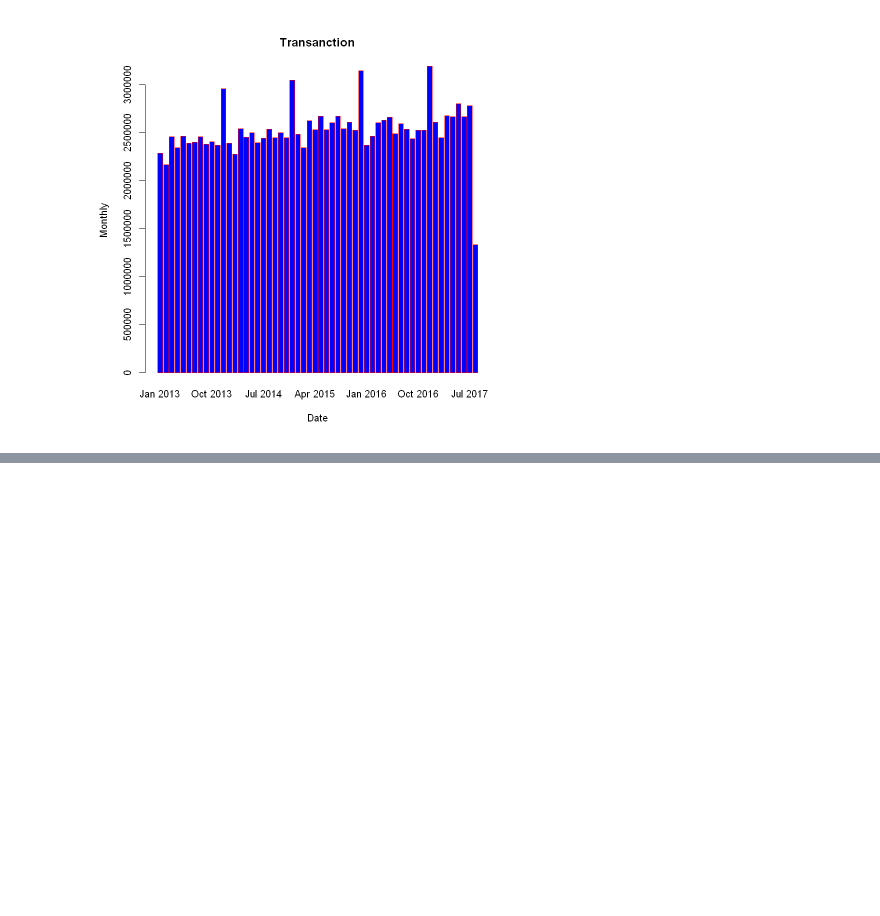
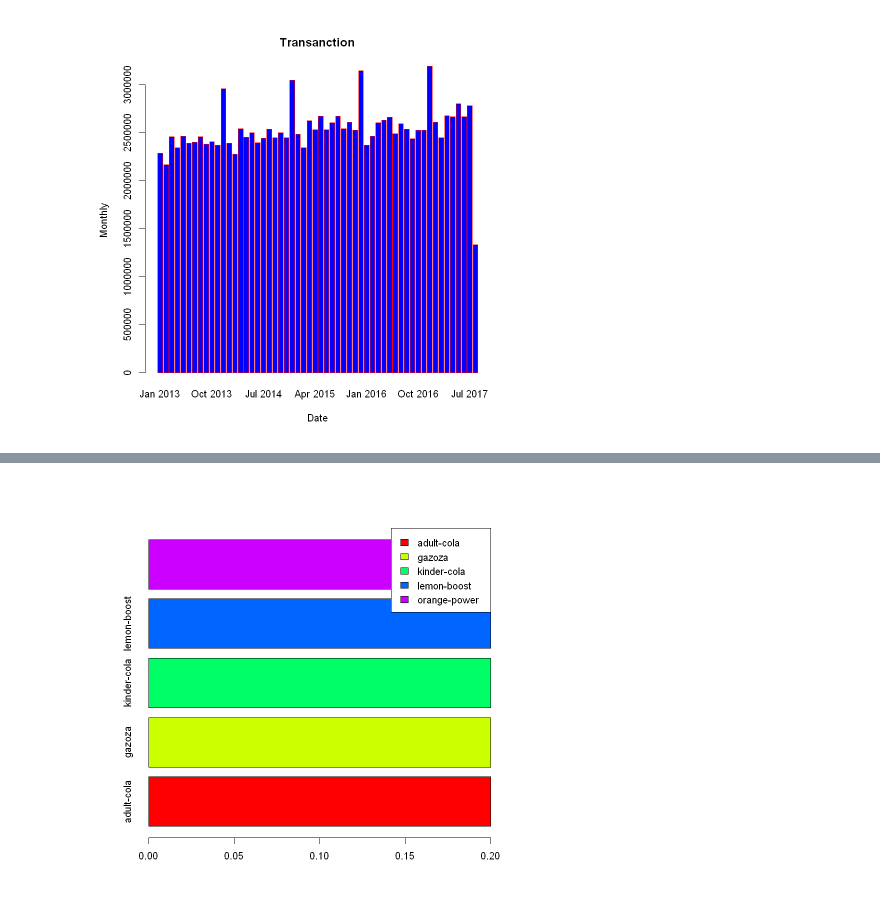
Before and after one commit to u-r-a-bot/R_tuts, a Jupyter notebook: week_1/data_visualisation_1.ipynb, the cells around one changed output, grey strips where cells are left out. Saved outputs shown, nothing was run; the diff lists cells and outputs as text; code cells hidden in the pictures; blank space fills up the shorter version.

```diff
--- a/week_1/data_visualisation_1.ipynb
+++ b/week_1/data_visualisation_1.ipynb
@@ -87,0 +149,6 @@ A data.frame: 6 × 1
+# %%
+par(mfrow = c(1,1))
+barplot(cola_table$Relative_Freq , names.arg = cola_table$Var1, col = rainbow(5), horiz = T)
+legend("topright", legend = c(cola_table$Var1) , fill =rainbow(5) )
+# %% [output]
+[figure, added]
```
Also changed, not shown: parts of 20 cells of this notebook, 2 other files.
